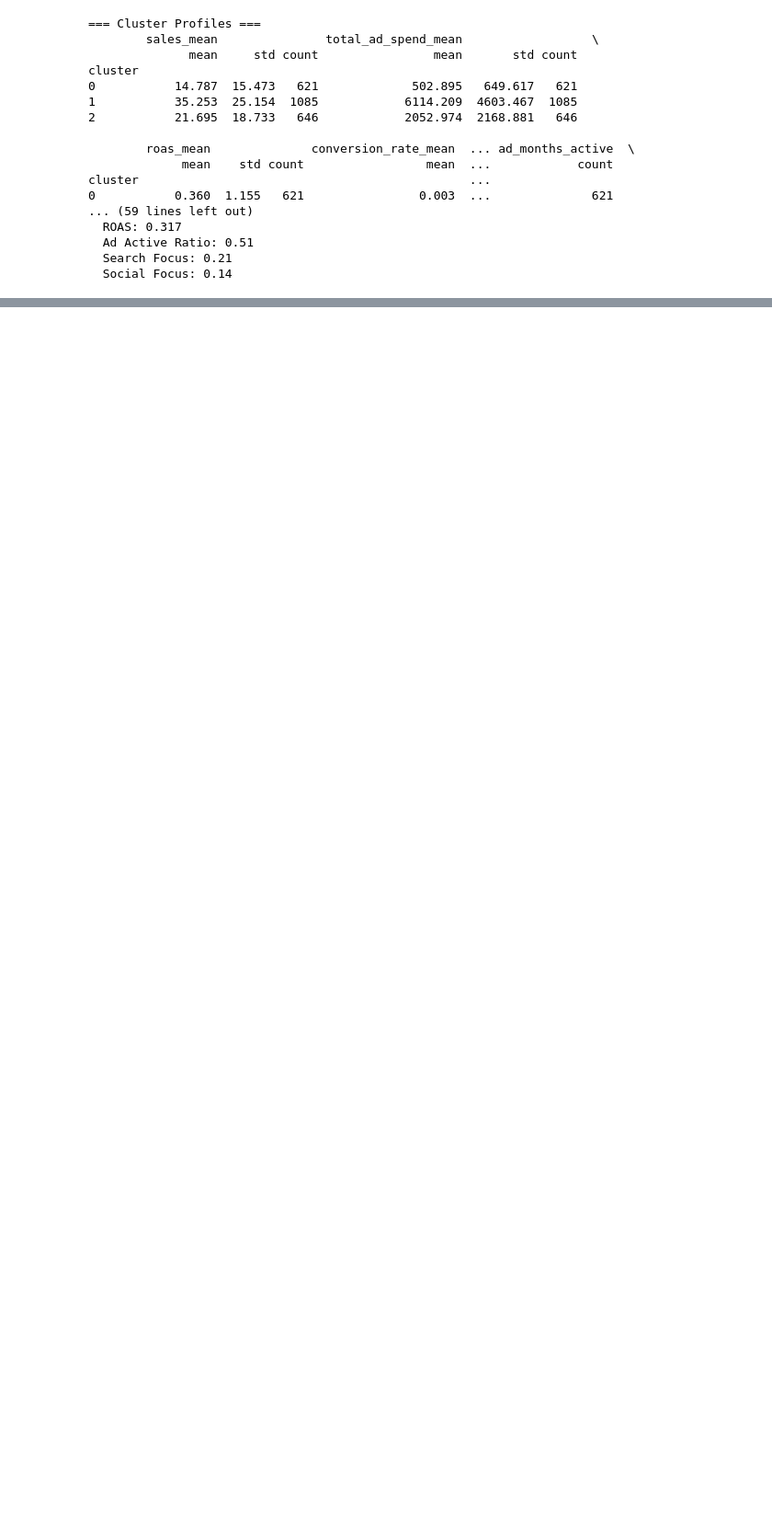
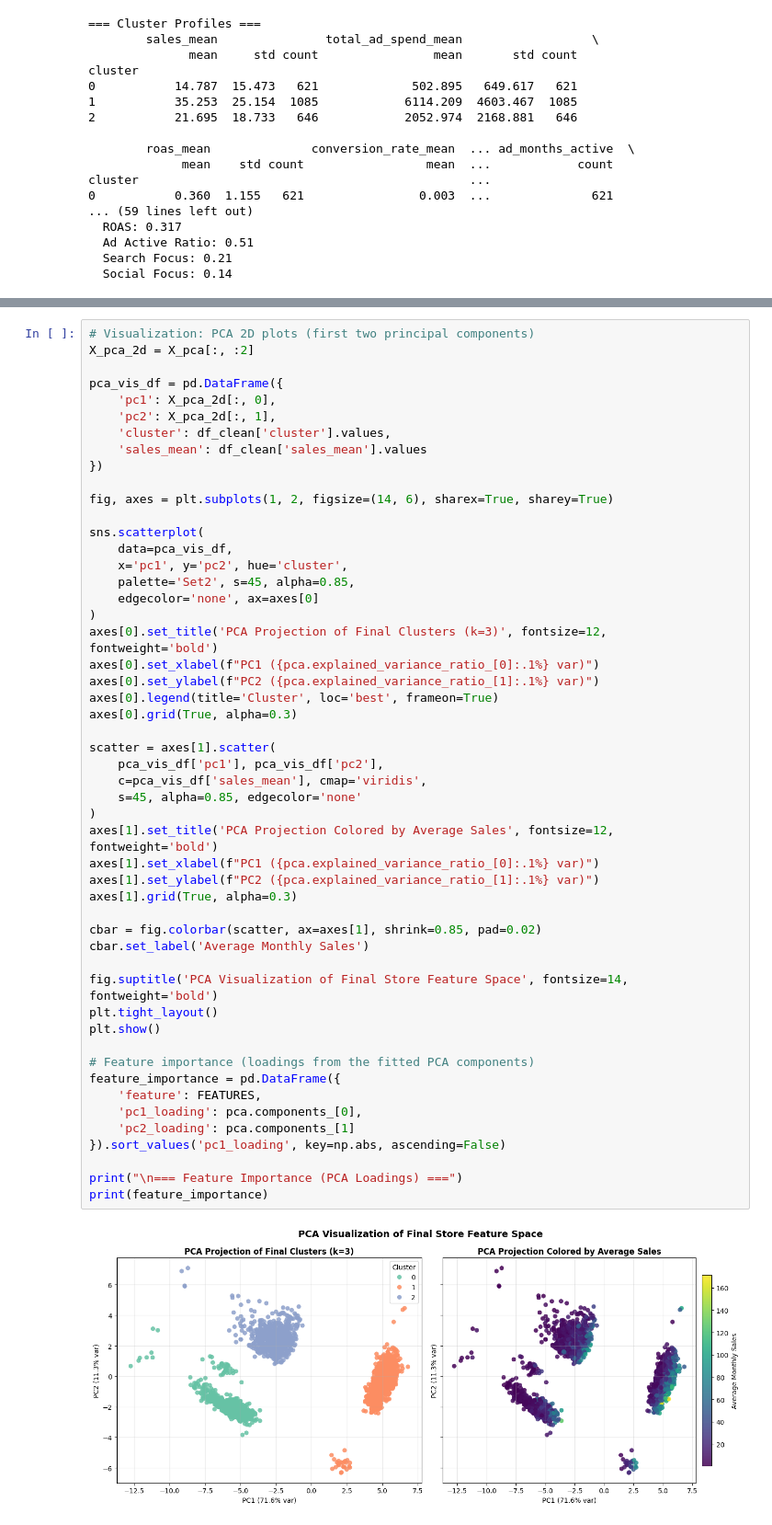
Before and after one commit to shift-gtown-2025/dsan-capstone-2025, a Jupyter notebook: code/project2_final_clustering.ipynb, the cells around one changed output, grey strips where cells are left out. Shown at 92% size. Drawn from its saved outputs; the diff is of its cells as text; blank space fills up the shorter version.

```diff
--- a/code/project2_final_clustering.ipynb
+++ b/code/project2_final_clustering.ipynb
@@ -212,0 +169,53 @@ print(feature_importance)
+# %%
+# Visualization: PCA 2D plots (first two principal components)
+X_pca_2d = X_pca[:, :2]
+
+pca_vis_df = pd.DataFrame({
+    'pc1': X_pca_2d[:, 0],
+    'pc2': X_pca_2d[:, 1],
+    'cluster': df_clean['cluster'].values,
+    'sales_mean': df_clean['sales_mean'].values
+})
+
+fig, axes = plt.subplots(1, 2, figsize=(14, 6), sharex=True, sharey=True)
+
+sns.scatterplot(
+    data=pca_vis_df,
+    x='pc1', y='pc2', hue='cluster',
+    palette='Set2', s=45, alpha=0.85,
+    edgecolor='none', ax=axes[0]
+)
+axes[0].set_title('PCA Projection of Final Clusters (k=3)', fontsize=12, fontweight='bold')
+axes[0].set_xlabel(f"PC1 ({pca.explained_variance_ratio_[0]:.1%} var)")
+axes[0].set_ylabel(f"PC2 ({pca.explained_variance_ratio_[1]:.1%} var)")
+axes[0].legend(title='Cluster', loc='best', frameon=True)
+axes[0].grid(True, alpha=0.3)
+
+scatter = axes[1].scatter(
+    pca_vis_df['pc1'], pca_vis_df['pc2'],
+    c=pca_vis_df['sales_mean'], cmap='viridis',
+    s=45, alpha=0.85, edgecolor='none'
+)
+axes[1].set_title('PCA Projection Colored by Average Sales', fontsize=12, fontweight='bold')
+axes[1].set_xlabel(f"PC1 ({pca.explained_variance_ratio_[0]:.1%} var)")
+axes[1].set_ylabel(f"PC2 ({pca.explained_variance_ratio_[1]:.1%} var)")
+axes[1].grid(True, alpha=0.3)
+
+cbar = fig.colorbar(scatter, ax=axes[1], shrink=0.85, pad=0.02)
+cbar.set_label('Average Monthly Sales')
+
+fig.suptitle('PCA Visualization of Final Store Feature Space', fontsize=14, fontweight='bold')
+plt.tight_layout()
+plt.show()
+
+# Feature importance (loadings from the fitted PCA components)
+feature_importance = pd.DataFrame({
+    'feature': FEATURES,
+    'pc1_loading': pca.components_[0],
+    'pc2_loading': pca.components_[1]
+}).sort_values('pc1_loading', key=np.abs, ascending=False)
+
+print("\n=== Feature Importance (PCA Loadings) ===")
+print(feature_importance)
+# %% [output]
+[figure, added]
```
Also changed, not shown: parts of 3 cells of this notebook, 33 other files.
